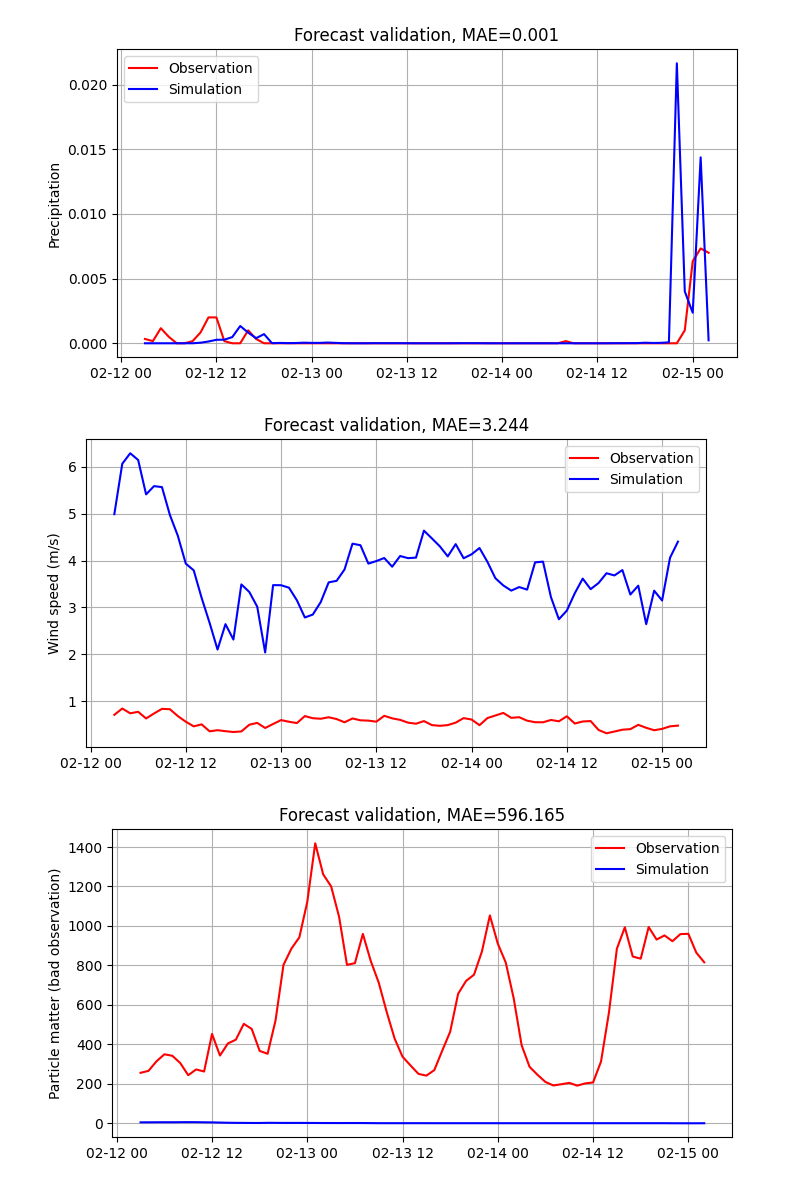
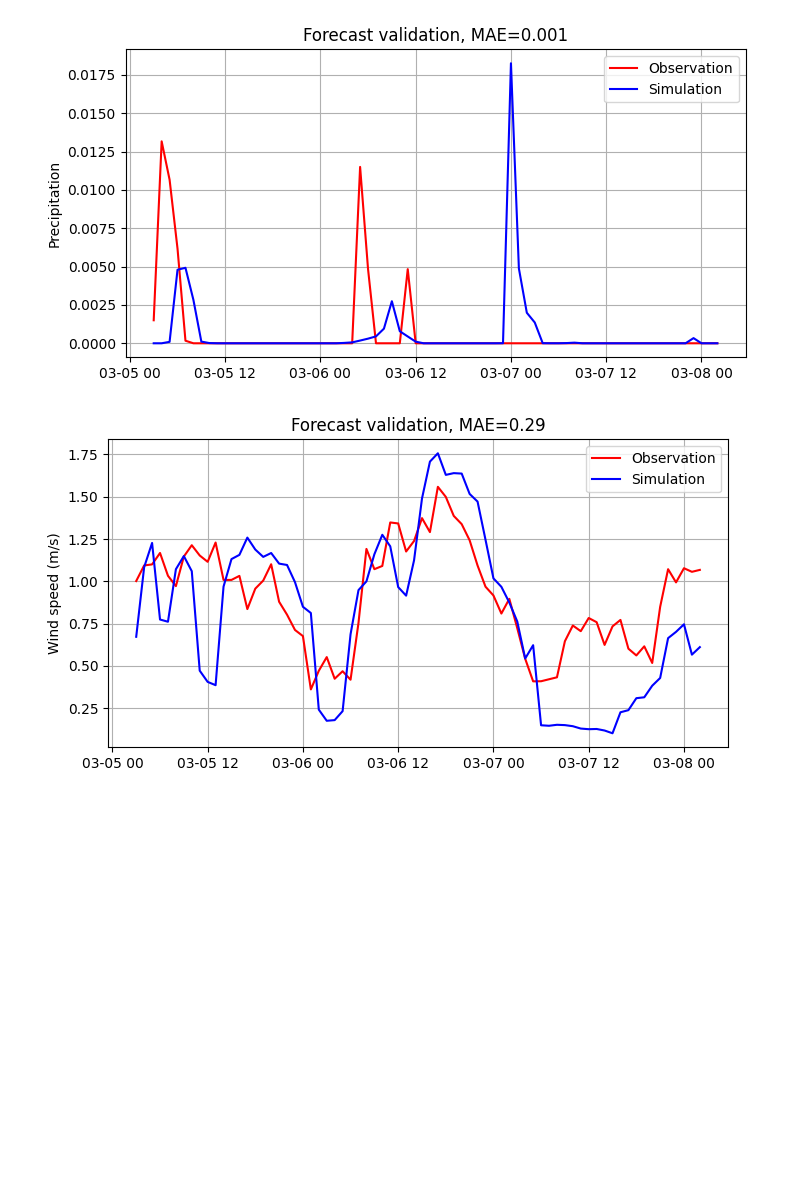
Before and after one commit to pirstov/Air_quality_forecast, a Jupyter notebook: Load_validation_data.ipynb, the cells around one changed output. Drawn from its saved outputs; the diff is of its cells as text; code cells hidden in the pictures; blank space fills up the shorter version.

Commit message:
Fix wind speed validation, add wind rose plotting.

```diff
--- a/Load_validation_data.ipynb
+++ b/Load_validation_data.ipynb
@@ -7,8 +7,7 @@ import json
 import datetime
 import urllib.parse
 
-VALIDATION_MEASUREMENTS = ['HYY_DMPS.tconc',  # Total particle concentration (placeholder)
-                        'HYY_META.Tmm168',    # Temperature, 16.8 m
+VALIDATION_MEASUREMENTS = ['HYY_META.Tmm168',    # Temperature, 16.8 m
                         'HYY_META.RH168',     # Relative humidity, 16.8 m
                         'HYY_META.WDU84',     # Wind direction 8.4 m
                         'HYY_META.WSU84',     # Wind speed 8.4 m
@@ -17,19 +16,21 @@ VALIDATION_MEASUREMENTS = ['HYY_DMPS.tconc',  # Total particle concentration (pl
 # To be added / considered later on, measurements don't seem to be available always
 #'HYY_META.O384', Ozone, 8.4m
 #'HYY_META.NOx84', NOx, 8.4m
+#'HYY_DMPS.tconc', Total particle concentration (wrong unit w.r.t chimere output)
+
+def get_smear_stations():
+        # Check the list of stations
+        url = "https://smear-backend.2.rahtiapp.fi/search/station"
+        response = requests.get(url)
+
+        if response.status_code == 200:
+            print(f"Stations available through the API")
+            data = response.json()
+            for i in data:
+                print(i)
 
 def get_smear_data(start_date = datetime.datetime.now(), days_to_fetch = 3, variables_to_fetch = VALIDATION_MEASUREMENTS):
     '''This function will fetch the observational data from Hyytiälä weather station.'''
-
-    # Check the list of stations
-    url = "https://smear-backend.2.rahtiapp.fi/search/station"
-    response = requests.get(url)
-
-    #if response.status_code == 200:
-        #print(f"Stations available through the API")
-        #data = response.json()
-        #for i in data:
-            #print(i)
 
     # Try to fetch the temperature data from 16.8 meters above ground level for the past two days
     datetime_start = start_date
@@ -86,7 +87,8 @@ from netCDF4 import Dataset
 from pandas.tseries.offsets import DateOffset
 
 # Assumption: the quantities of interest are extracted from the main simulation output file to a smaller file
-chim_file = 'val_data_2025_02_12.nc'
+#chim_file = 'val_data_2025_02_12.nc'
+chim_file = 'val_data_2025_03_05.nc'
 df_sim = xr.open_dataset(chim_file, engine = 'netcdf4')
 
 # The times of Chimere simulation are not in Helsinki time, need to adjust
@@ -124,7 +126,7 @@ Data variables:
 # Get the observations, starting from the first hour of simulation
 #print(pd.to_datetime(df_sim.local_times[0].values))
 #print(datetime.datetime(year=2025, month=2, day=12, hour=0))
-df = get_smear_data(start_date = pd.to_datetime(df_sim.local_times[0].values))
+df = get_smear_data(start_date = pd.to_datetime(df_sim.local_times[0].values), days_to_fetch=3)
 
 df
 # %% [output]
@@ -174,12 +176,12 @@ def select_grid_point(variable):
     except:
         return variable.sel(x = idx_lon).sel(y = idx_lat)
 
-ch_wind_zonal       = select_grid_point(df_sim.winz)
-ch_wind_meridional  = select_grid_point(df_sim.winm)
 ch_temperature      = select_grid_point(df_sim.temp) - 273.15           # Temperature, from Kelvin to celsius
 ch_relhum           = select_grid_point(df_sim.sreh) * 100              # From [0...1] to [0%...100%]
 ch_precip           = select_grid_point(df_sim.topc)
 ch_pm25             = select_grid_point(df_sim.PM25)
+ch_win10_zonal      = select_grid_point(df_sim.u10m)
+ch_wind10_meridional= select_grid_point(df_sim.v10m)
 # %%
 def compute_MAE(actual, predicted):
     '''Helper function for computed the mean absolute error (MAE) between two arrays'''
@@ -200,6 +202,5 @@ def plot_validation(time = np.array([x for x in range(100)]), chim = np.array([x
 plot_validation(df_sim.local_times, ch_temperature, df['HYY_META.Tmm168'], 'Temperature (K)', 'validation_temp_2025_02_12.png')
 plot_validation(df_sim.local_times, ch_relhum, df['HYY_META.RH168'], 'Relative humidity', 'validation_relhum_2025_02_12.png')
 plot_validation(df_sim.local_times, ch_precip, df['HYY_META.Precipacc'], 'Precipitation', 'validation_precip_2025_02_12.png')
-plot_validation(df_sim.local_times, np.sqrt(ch_wind_meridional**2 + ch_wind_zonal**2), df['HYY_META.WSU84'], 'Wind speed (m/s)', 'validation_windsp_2025_02_12.png')
-plot_validation(df_sim.local_times, ch_pm25, df['HYY_DMPS.tconc'], 'Particle matter (bad observation)', 'bad_particle_matter_2025_02_12.png')
+plot_validation(df_sim.local_times, np.sqrt(ch_win10_zonal**2 + ch_wind10_meridional**2), df['HYY_META.WSU84'], 'Wind speed (m/s)', 'validation_windsp_2025_02_12.png')
 # %% [output]
@@ -208,3 +209,2 @@ plot_validation(df_sim.local_times, ch_pm25, df['HYY_DMPS.tconc'], 'Particle mat
-[figure, old version]
+[figure, new version]
-[figure, old version]
+[figure, new version]
-[figure, removed]
```
Also changed, not shown: parts of 5 cells of this notebook, 4 other files.
